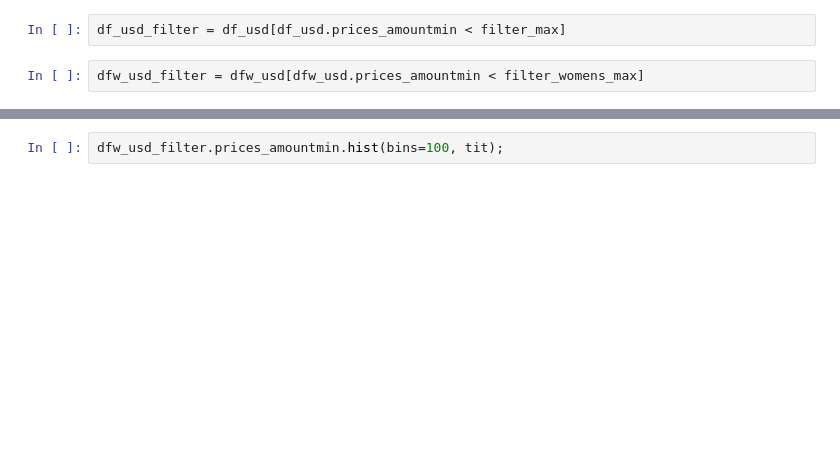
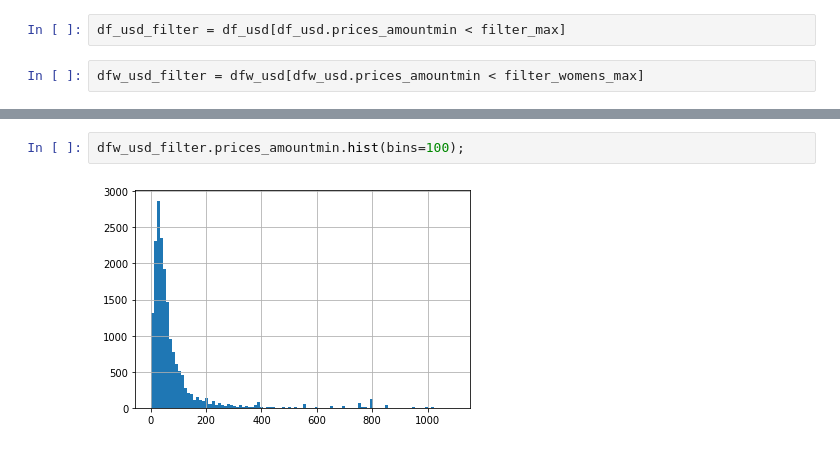
Before and after one commit to 4kssoft/dw_matrix, a Jupyter notebook: matrix_one/matrix_day3.ipynb, the cells around one changed output, grey strips where cells are left out. Saved outputs shown, nothing was run; the diff lists cells and outputs as text; blank space fills up the shorter version.

Commit message:
Read Men's and Women's Shoe Prices dataset from data.world (upldate)

```diff
--- a/matrix_one/matrix_day3.ipynb
+++ b/matrix_one/matrix_day3.ipynb
@@ -62,2 +109,4 @@ df_usd_filter.prices_amountmin.hist(bins=100);
 # %%
-dfw_usd_filter.prices_amountmin.hist(bins=100, tit);
+dfw_usd_filter.prices_amountmin.hist(bins=100);
+# %% [output]
+[figure, added]
```
Also changed, not shown: parts of 12 cells of this notebook.
